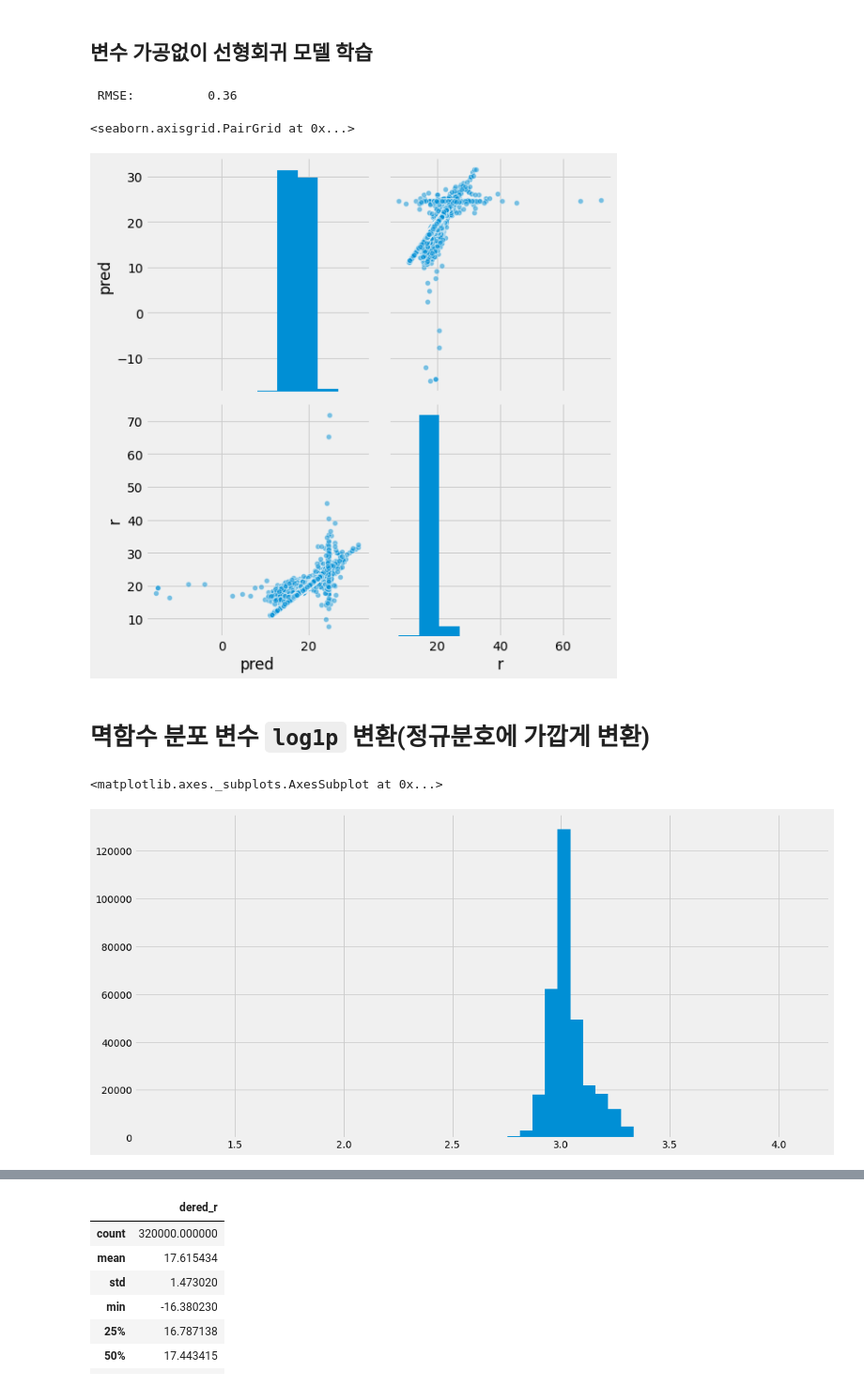
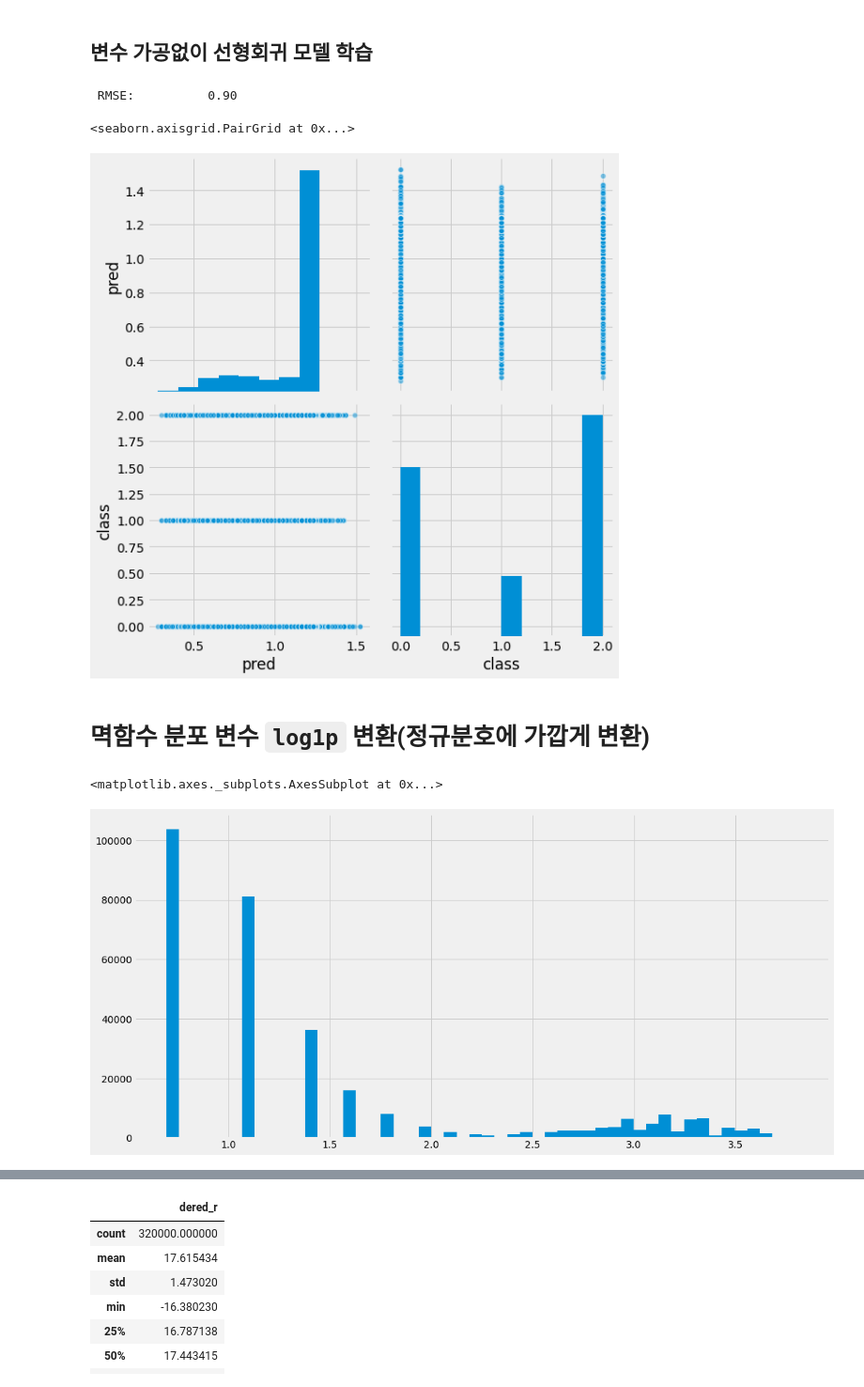
Before and after one commit to 4647sjs/DKU-AI, a Jupyter notebook: 3주차-1과제(05-numerical-features).ipynb, the cells around one changed output, grey strips where cells are left out. Shown at 94% size. Drawn from its saved outputs; the diff is of its cells as text; code cells hidden in the pictures.

```diff
--- a/3주차-1과제(05-numerical-features).ipynb
+++ b/3주차-1과제(05-numerical-features).ipynb
@@ -107,6 +108,6 @@ sns.pairplot(df.sample(n=10000), vars=['r', 'dered_r'], hue='class', size=5)
 # %%
-target_col = 'r'
+target_col = 'class'
 pred_col = 'pred'
-num_cols = [x for x in df.columns if x =='dered_r' and x != target_col]
+num_cols = [x for x in df.columns if df[x].dtype in [np.int64] and x != target_col]
 print(num_cols)
 # %% [output]
@@ -153,16 +153,16 @@ df[pred_col] = lr.predict(df[num_cols])
 
 print(f' RMSE:\t{rmse(df[target_col], df[pred_col]):12.2f}')
 # %% [output]
- RMSE:          0.36
+ RMSE:          0.90
 # %%
 sns.pairplot(data=df, vars=[pred_col, target_col], size=4, plot_kws={'alpha': .5})
 # %% [output]
 <seaborn.axisgrid.PairGrid at 0x...>
-[figure, old version]
+[figure, new version]
 # %% [markdown]
 # 멱함수 분포 변수 `log1p` 변환(정규분호에 가깝게 변환)
 # %%
-df.u.apply(np.log1p).hist(bins=50)
+df.nObserve.apply(np.log1p).hist(bins=50)
 # %% [output]
 <matplotlib.axes._subplots.AxesSubplot at 0x...>
-[figure, old version]
+[figure, new version]
```
Also changed, not shown: parts of 14 cells of this notebook.
